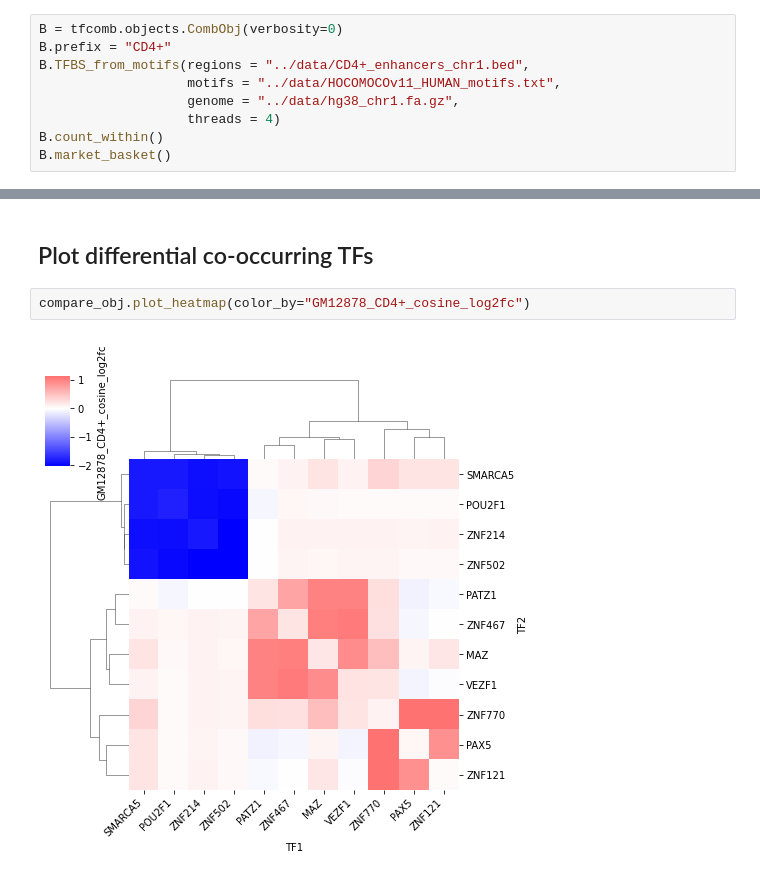
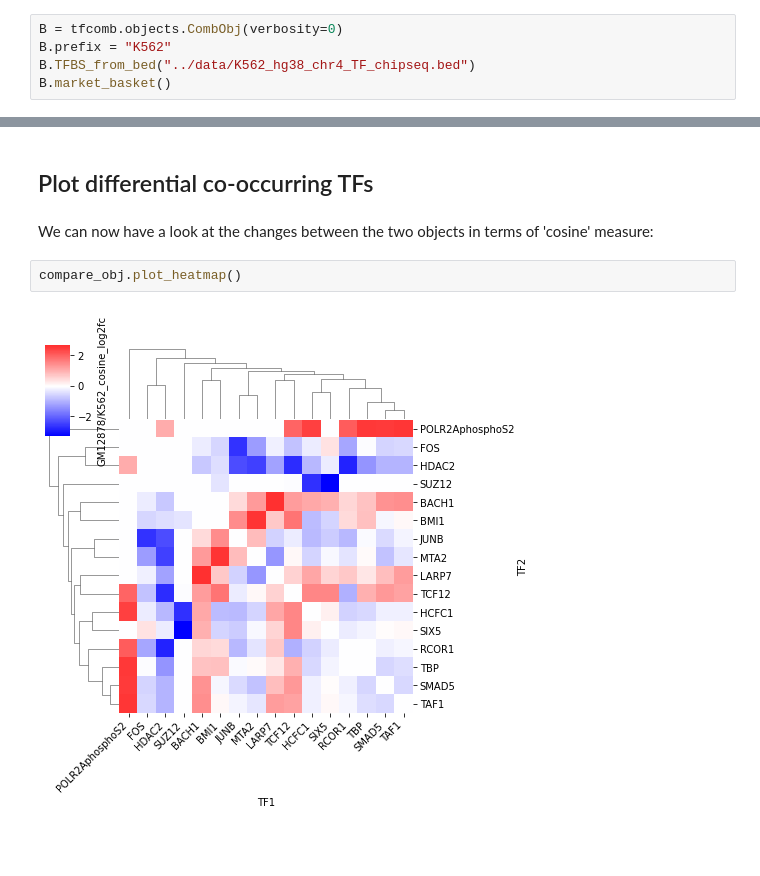
Before and after one commit to loosolab/TF-COMB, a Jupyter notebook: examples/Differential_analysis.ipynb, the cells around one changed output, grey strips where cells are left out. Cells and saved outputs as stored; diff of their text form; blank space fills up the shorter version.

```diff
--- a/examples/Differential_analysis.ipynb
+++ b/examples/Differential_analysis.ipynb
@@ -20,11 +16,7 @@ A.market_basket()
 # %%
 B = tfcomb.objects.CombObj(verbosity=0)
-B.prefix = "CD4+"
-B.TFBS_from_motifs(regions = "../data/CD4+_enhancers_chr1.bed",
-                   motifs = "../data/HOCOMOCOv11_HUMAN_motifs.txt",
-                   genome = "../data/hg38_chr1.fa.gz",
-                   threads = 4)
-B.count_within()
+B.prefix = "K562"
+B.TFBS_from_bed("../data/K562_hg38_chr4_TF_chipseq.bed")
 B.market_basket()
 # %% [markdown]
 ## Compare two CombObj's
@@ -54,6 +53,8 @@ compare_obj.rules
 # %% [markdown]
 ## Plot differential co-occurring TFs
+# %% [markdown]
+We can now have a look at the changes between the two objects in terms of 'cosine' measure:
 # %%
-compare_obj.plot_heatmap(color_by="GM12878_CD4+_cosine_log2fc")
+compare_obj.plot_heatmap()
 # %% [output]
-[figure, old version]
+[figure, new version]
```
Also changed, not shown: parts of 14 cells of this notebook, 2 other files.
